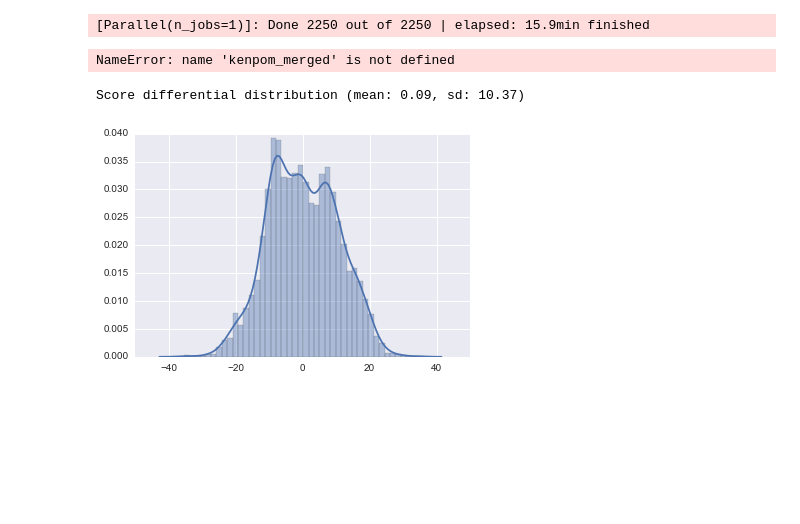
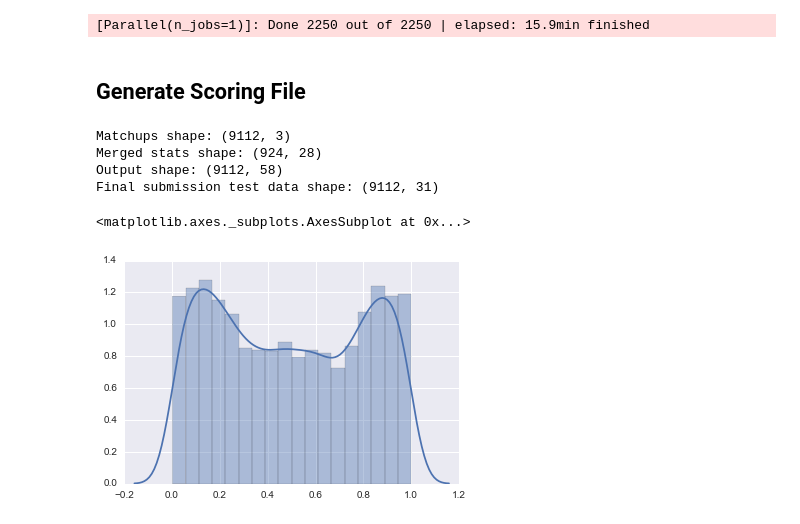
Before and after one commit to dlin17/kaggle, a Jupyter notebook: marchmadness/random_forest.ipynb, the cells around one changed output. Cells and saved outputs as stored; diff of their text form; code cells hidden in the pictures; blank space fills up the shorter version.

Commit message:
added submission file

```diff
--- a/marchmadness/random_forest.ipynb
+++ b/marchmadness/random_forest.ipynb
@@ -230,26 +212,31 @@ all_matchups.columns = ['Season_x','Team_x','Team_y']
-# %%
-matchups_merged = pd.merge(all_matchups, kenpom_merged, left_on=['Season_x','Team_x'], right_on=['Year','Team_x'])
-matchups_merged = pd.merge(matchups_merged, kenpom_merged, left_on=['Season_x','Team_y_x'], right_on=['Year','Team_x'])
-
-matchups_merged['Pyth_diff'] = matchups_merged['Pyth_x'] - matchups_merged['Pyth_y']
-matchups_merged['Rank_diff'] = matchups_merged['Rank_x'] - matchups_merged['Rank_y']
-
-columns_to_keep_final = ['Pyth_y', 'Pyth_x', 'Rank_x', 'Rank_y', 'Wins_x', 'Wins_y'
-                    ,'AdjustD_y', 'AdjustT Rank_y','Pyth_diff','Rank_diff','AdjustD_x', 'Luck Rank_x', 'SOS OppO Rank_x'
-                    ,'AdjustO_y', 'AdjustT Rank_x', 'AdjustT_y','SOS OppO Rank_y', 'Luck_x', 'AdjustD Rank_y', 'AdjustT_x'
-                    ,'Luck Rank_y', 'SOS OppO_x', 'AdjustD Rank_x'
-                    ,'AdjustO_x', 'NCSOS Pyth_x', 'SOS OppO_y', 'SOS OppD Rank_x', 'Luck_y', 'SOS OppD_x', 'AdjustO Rank_y'
-                    ,'NCSOS Pyth_y', 'AdjustO Rank_x', 'SOS OppD Rank_y', 'SOS Pyth Rank_x', 'SOS Pyth Rank_y', 'SOS OppD_y'
-                    ,'NCSOS Pyth Rank_x', 'SOS Pyth_y', 'NCSOS Pyth Rank_y', 'SOS Pyth_x', 'Losses_y', 'Losses_x'
-                  ]
-
-test_data = matchups_merged[columns_to_keep_final]
-test_output = clf.predict(test_data)
-# %% [output]
-NameError: name 'kenpom_merged' is not defined
-# %%
-sns.distplot(test_output)
-print(('Score differential distribution (mean: %.2f, sd: %.2f)') %(test_output.mean(), np.std(test_output)))
-# %% [output]
-Score differential distribution (mean: 0.09, sd: 10.37)
-[figure, removed]
+# %% [markdown]
+## Generate Scoring File
+# %%
+sub_matchups = pd.read_csv('data/submission_file.csv')
+
+columns_to_keep_final = [x for x in columns_to_keep if x not in ['Wscore','Lscore','score_diff']]
+submission_file = merge_data(seeds, sub_matchups, kenpom, training_set=False)[columns_to_keep_final]
+submission_file_data = submission_file.iloc[:,5:]
+
+print('Final submission test data shape: %s' %(submission_file_data.shape,))
+
+def ftostr(x):
+    return str(int(x))
+
+predicted_scores_final = clf.predict_proba(submission_file_data)
+
+submission_file['id'] = submission_file.apply(lambda x: ftostr(x.Season) + '_' + ftostr(x.Wteam) + '_' + ftostr(x.Lteam), axis=1)
+
+submission_output = pd.DataFrame(zip(submission_file.id, predicted_scores_final[:,1]), columns=['id','pred'])
+
+submission_output.to_csv('submission.csv', index=False)
+# %% [output]
+Matchups shape: (9112, 3)
+Merged stats shape: (924, 28)
+Output shape: (9112, 58)
+Final submission test data shape: (9112, 31)
+# %%
+sns.distplot(predicted_scores_final[:,1])
+# %% [output]
+<matplotlib.axes._subplots.AxesSubplot at 0x...>
+[figure, added]
```
Also changed, not shown: parts of 7 cells of this notebook, 1 other file.
